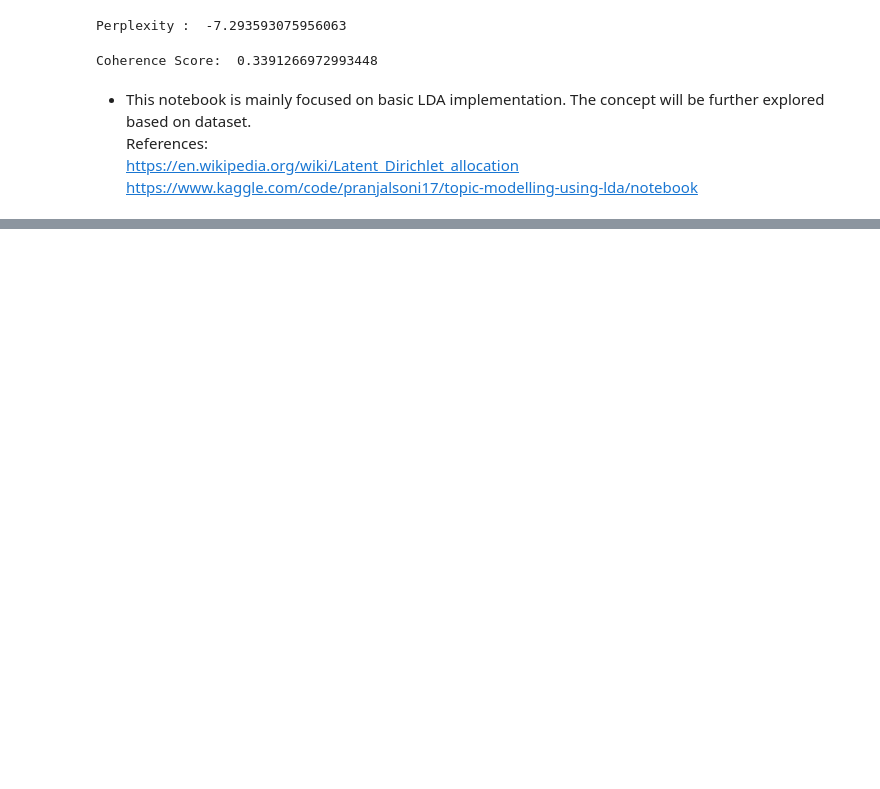
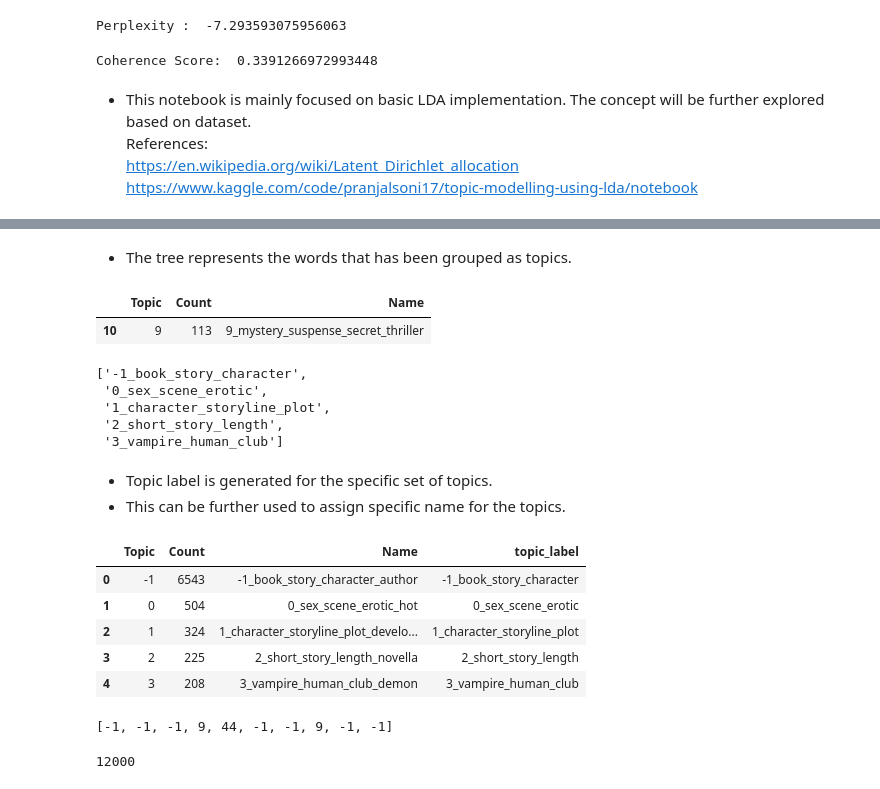
Before and after one commit to pooja614/ML_DL_projects, a Jupyter notebook: Topic_Modelling.ipynb, the cells around one changed output, grey strips where cells are left out. Cells and saved outputs as stored; diff of their text form; code cells hidden in the pictures; blank space fills up the shorter version.

```diff
--- a/Topic_Modelling.ipynb
+++ b/Topic_Modelling.ipynb
@@ -208,0 +237,3 @@ https://www.kaggle.com/code/pranjalsoni17/topic-modelling-using-lda/notebook
+# %%
+cs = topic_model.get_topic_info()
+cs.to_csv(folder_path+ 'topics.csv', index=False)
@@ -208,0 +320,7 @@ https://www.kaggle.com/code/pranjalsoni17/topic-modelling-using-lda/notebook
+# %% [markdown]
+* The tree represents the words that has been grouped as topics.
+# %%
+cs[cs.Topic== 9]
+# %% [output]
+|  | Topic | Count | Name |
+| 10 | 9 | 113 | 9_mystery_suspense_secret_thriller |
@@ -208,0 +329,24 @@ https://www.kaggle.com/code/pranjalsoni17/topic-modelling-using-lda/notebook
+# %%
+generated_labels= topic_model.generate_topic_labels()
+# %%
+generated_labels[:5]
+# %% [output]
+['-1_book_story_character',
+ '0_sex_scene_erotic',
+ '1_character_storyline_plot',
+ '2_short_story_length',
+ '3_vampire_human_club']
+# %%
+cs['topic_label'] = generated_labels
+# %% [markdown]
+* Topic label is generated for the specific set of topics.
+* This can be further used to assign specific name for the topics.
+# %%
+cs.head()
+# %% [output]
+|  | Topic | Count | Name | topic_label |
+| 0 | -1 | 6543 | -1_book_story_character_author | -1_book_story_character |
+| 1 | 0 | 504 | 0_sex_scene_erotic_hot | 0_sex_scene_erotic |
+| 2 | 1 | 324 | 1_character_storyline_plot_develo... | 1_character_storyline_plot |
+| 3 | 2 | 225 | 2_short_story_length_novella | 2_short_story_length |
+| 4 | 3 | 208 | 3_vampire_human_club_demon | 3_vampire_human_club |
@@ -208,0 +355,8 @@ https://www.kaggle.com/code/pranjalsoni17/topic-modelling-using-lda/notebook
+# %%
+topics[:10]
+# %% [output]
+[-1, -1, -1, 9, 44, -1, -1, 9, -1, -1]
+# %%
+len(topics)
+# %% [output]
+12000
```
Also changed, not shown: parts of 40 cells of this notebook.
